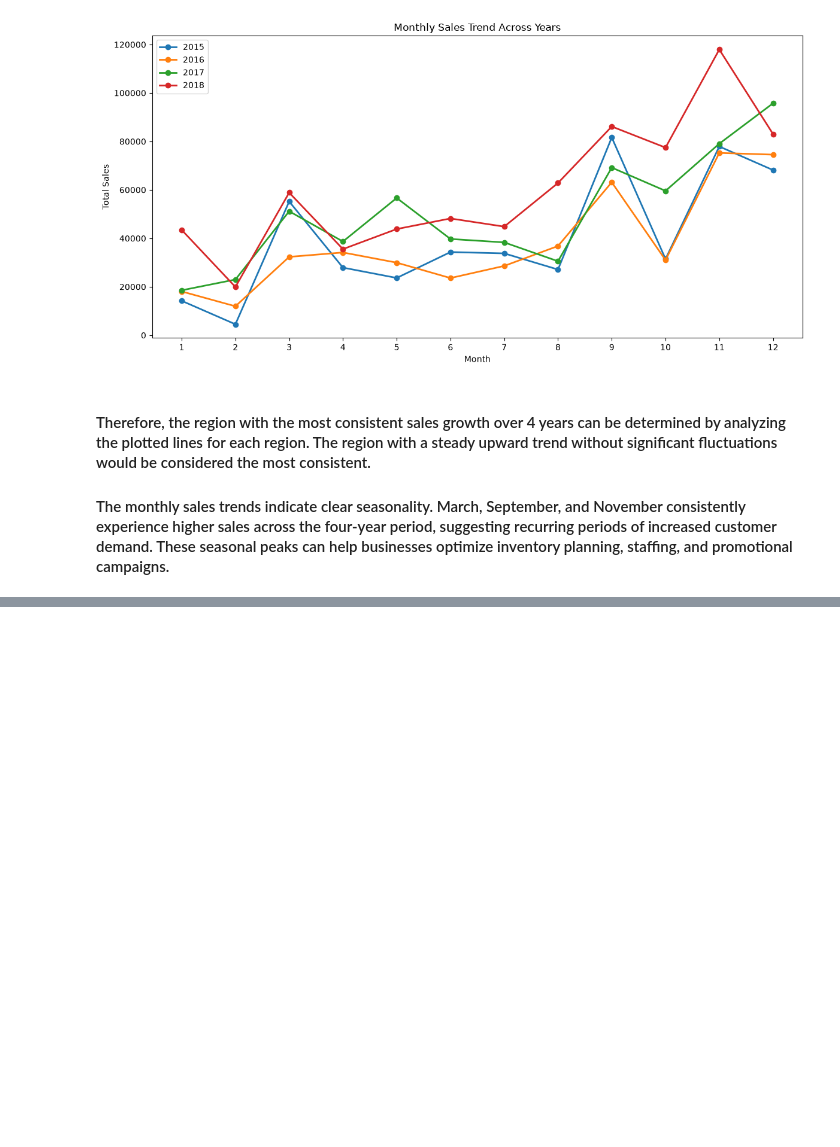
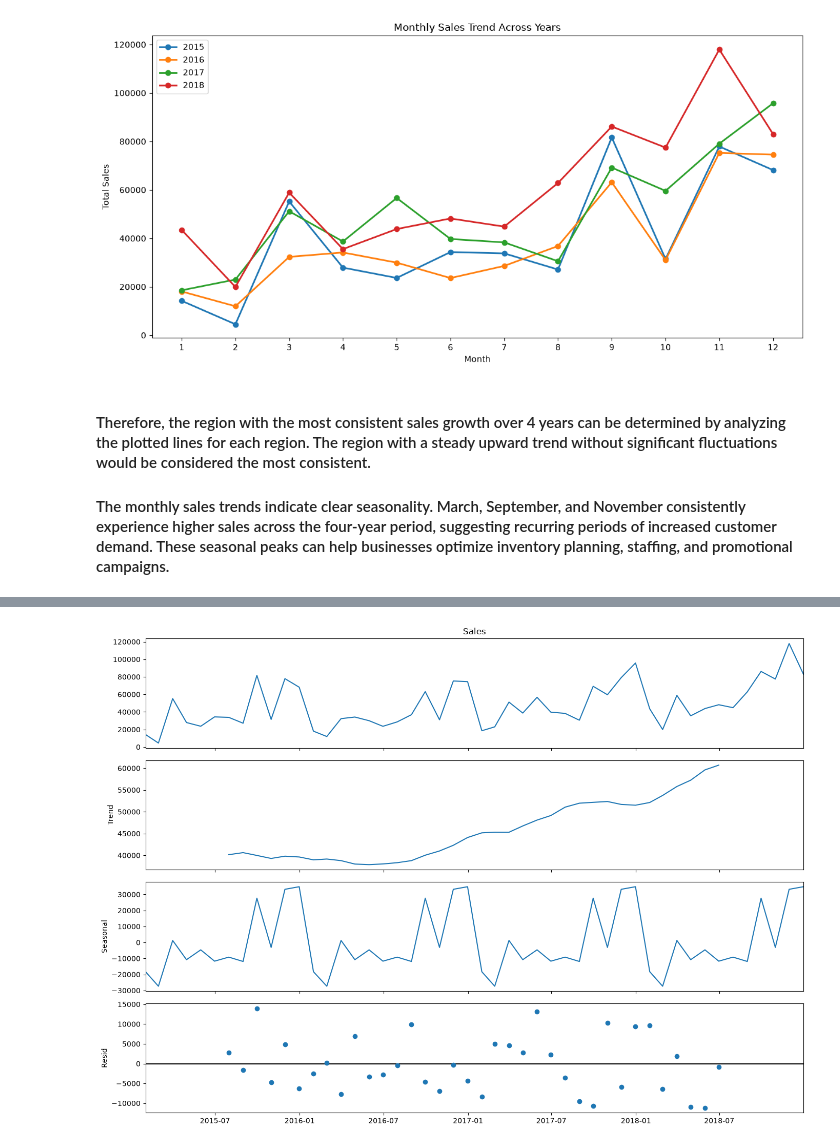
Before and after one commit to aroranaman1003/SalesForecasting_NamanArora, a Jupyter notebook: analysis.ipynb, the cells around one changed output, grey strips where cells are left out. Drawn from its saved outputs; the diff is of its cells as text; code cells hidden in the pictures; blank space fills up the shorter version.

```diff
--- a/analysis.ipynb
+++ b/analysis.ipynb
@@ -319,0 +357,21 @@ plt.show()
+# %%
+from statsmodels.tsa.seasonal import seasonal_decompose
+# Set Order Date as index
+monthly_ts = monthly_sales.set_index("Order Date")
+
+monthly_ts.head()
+decomposition = seasonal_decompose(
+    monthly_ts["Sales"],
+    model="additive",
+    period=12
+)
+fig = decomposition.plot()
+
+fig.set_size_inches(14, 10)
+
+plt.tight_layout()
+
+plt.savefig("charts/time_series_decomposition.png")
+plt.show()
+# %% [output]
+[figure, added]
```
Also changed, not shown: parts of 10 cells of this notebook, 6 other files.
